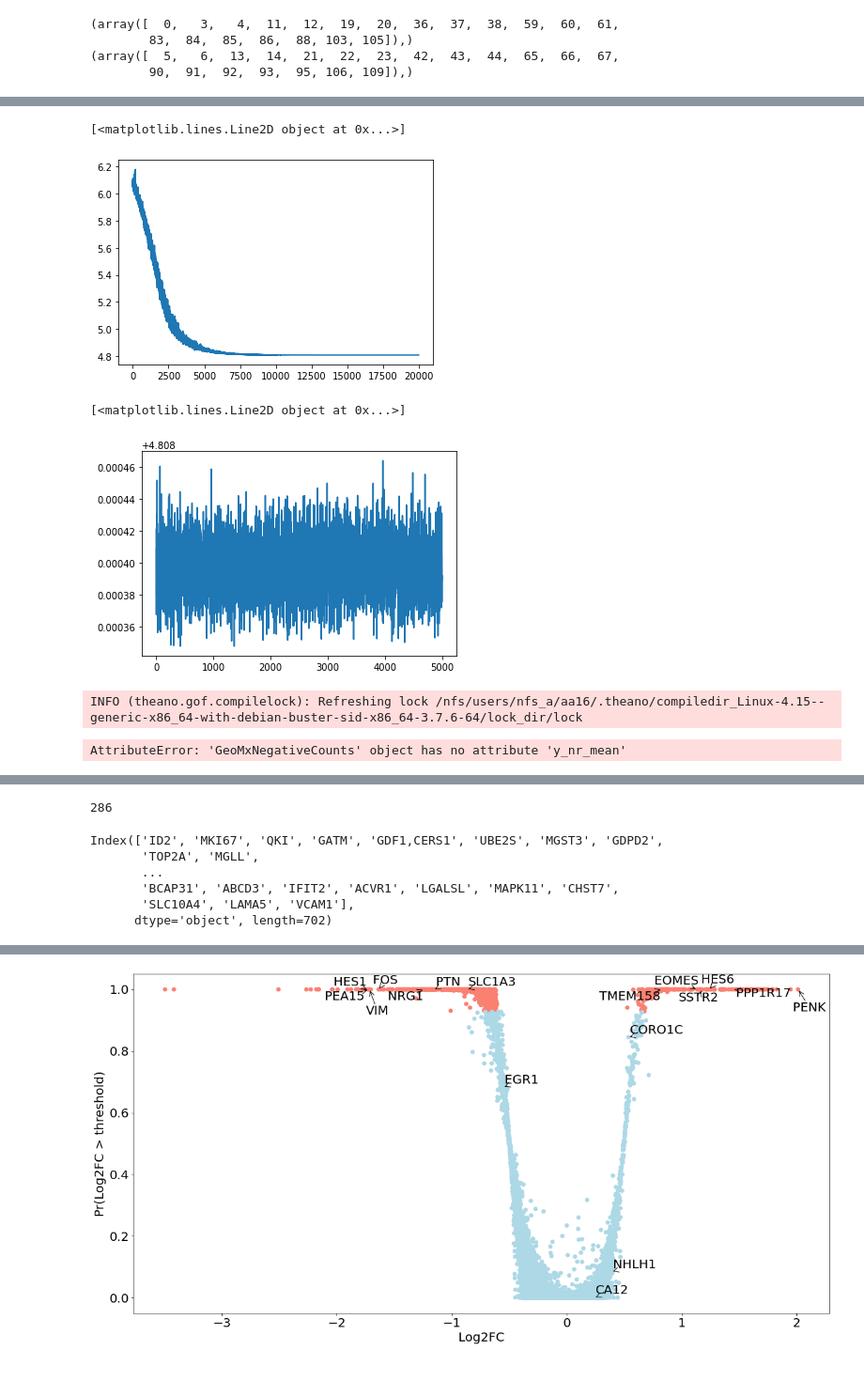
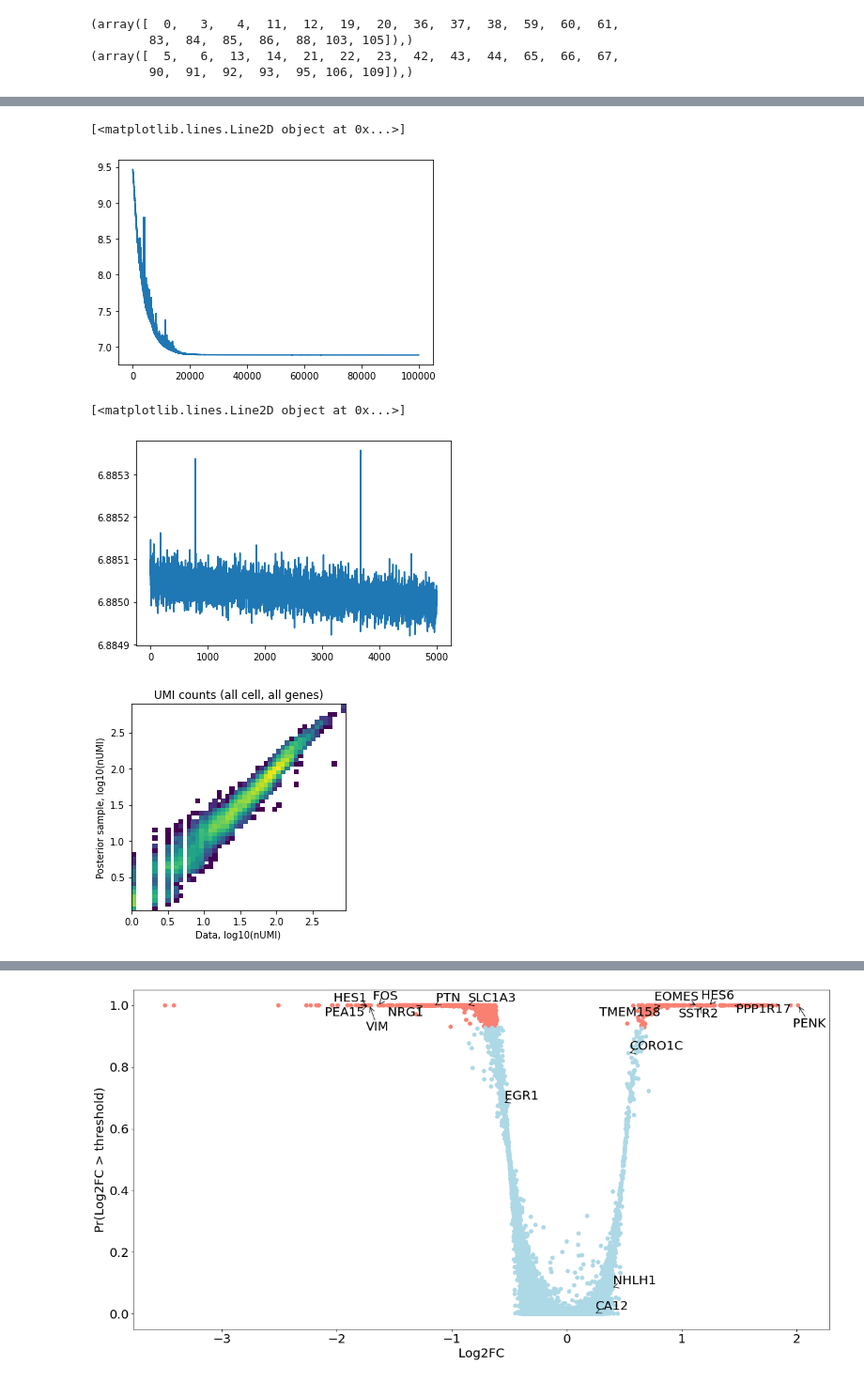
Before and after one commit to AlexanderAivazidis/KR_NAS, a Jupyter notebook: notebooks/GeoMxModel_V3.ipynb, the cells around one changed output, grey strips where cells are left out. Shown at 94% size. Drawn from its saved outputs; the diff is of its cells as text; code cells hidden in the pictures.

```diff
--- a/notebooks/GeoMxModel_V3.ipynb
+++ b/notebooks/GeoMxModel_V3.ipynb
@@ -74,8 +74,8 @@ subset = np.where([metadata['slide'][i] in rSlides and metadata['Radial_position
 
 Y_data = np.array(negProbes.iloc[:,subset]).T
 counts_subset = counts.iloc[:,subset]
-subset_genes = [counts_subset.index[i] in genes_new for i in range(len(counts_subset.index))]
-counts_subset = counts_subset.iloc[subset_genes,:]
+# subset_genes = [counts_subset.index[i] in genes_new for i in range(len(counts_subset.index))]
+# counts_subset = counts_subset.iloc[subset_genes,:]
 cellstateMatrix = polioudakis.reindex(np.array(counts_subset.index))
 n_nuclei = np.array(properties['nuclei'])[subset]
 # %% [markdown]
@@ -593,7 +240,8 @@ class GeoMxCounts(Pymc3Model):
         var_names=None, var_names_read=None,
         obs_names=None, fact_names=None, sample_id=None,
         n_components = 20,
-        cutoff_poisson = 1000
+        cutoff_poisson = 1000,
+        h_alpha = 1
     ):
 
         ############# Initialise parameters ################
@@ -614,6 +262,7 @@ class GeoMxCounts(Pymc3Model):
         self.X_data2 = self.X_data[self.gamma_residual]
         self.genes = var_names
         self.sample_names = obs_names
+        self.h_alpha = h_alpha
 
         ############# Define the model ################
         self.model = pm.Model()
@@ -634,10 +283,13 @@ class GeoMxCounts(Pymc3Model):
             self.b_g = pm.Gamma('b_g', mu = self.b_n_hyper[0], sigma = self.b_n_hyper[1], shape = (1,self.n_genes))
 
             # Gene expression modeled as combination of non-negative components:
-            self.h = pm.Dirichlet('h', a=np.ones(self.n_components), shape=(self.n_genes, self.n_components))
-            self.w_hyp = pm.Gamma('w_hyp', np.array((1,1)), np.array((0.1,0.01)), shape=(self.n_components,2))
+            self.h = pm.Dirichlet('h', a=np.ones(self.n_components)*self.h_alpha, shape=(self.n_genes, self.n_components))
+            self.gene_level_hyp = pm.Gamma('gene_level_hyp', 1, 1, shape=2)
+            self.gene_level = pm.Gamma('gene_level', self.gene_level_hyp[0],
+                                       self.gene_level_hyp[1], shape=(self.n_genes, 1))
+            self.w_hyp = pm.Gamma('w_hyp', np.array((1,1)), np.array((1,1)), shape=(self.n_components,2))
             self.w = pm.Gamma('w', mu=self.w_hyp[:,0], sigma=self.w_hyp[:,1], shape=(self.n_rois, self.n_components))
-            self.a_gr =  pm.Deterministic('a_gr', pm.math.dot(self.w, self.h.T))
+            self.a_gr =  pm.Deterministic('a_gr', pm.math.dot(self.w, self.h.T)*self.gene_level.T)
 
             # Expected gene counts are sum of gene expression and background counts, scaled by library size:
             self.x_rg = (self.a_gr + self.b_g)*self.l_r
@@ -755,17 +408,9 @@ print(np.where(metadata_subset['AOI_type'] == 'HOPXpos'))
 (array([  5,   6,  13,  14,  21,  22,  23,  42,  43,  44,  65,  66,  67,
         90,  91,  92,  93,  95, 106, 109]),)
 # %%
-mod0 = GeoMxNegativeCounts(
+mod1 = GeoMxCounts(
         X_data, Y_data,
-        data_type='float32', n_iter=20000,
+        data_type='float32', n_iter=100000,
         learning_rate=0.001,
         total_grad_norm_constraint=200,
         verbose=False, var_names= np.array(counts_subset.index), obs_names=np.array(counts_subset.keys()))
-# %%
-mod1 = GeoMxGeneCounts(
-        X_data, Y_data,
-        data_type='float32', n_iter=20000,
-        learning_rate=0.001,
-        total_grad_norm_constraint=200,
-        verbose=False, var_names= np.array(counts_subset.index), obs_names=np.array(counts_subset.keys()),
-        b_n_hyper = np.array((2.53, 2.29)))
@@ -791,25 +446,21 @@ Finished [100%]: Average Loss = 6.0215e+05
 # %%
 #mod1 = pickle.load( open( "mod1.p", "rb" ) )
 # %%
-mod0.plot_history()
+mod1.plot_history()
 plt.show()
-mod0.plot_history(mod1.n_iter-5000)
+mod1.plot_history(mod1.n_iter-5000)
 # %% [output]
 [<matplotlib.lines.Line2D object at 0x...>]
-[figure, old version]
+[figure, new version]
 [<matplotlib.lines.Line2D object at 0x...>]
-[figure, old version]
+[figure, new version]
 # %%
-mod0.sample_posterior(node='all', n_samples=1000, save_samples=False);
+mod1.sample_posterior(node='all', n_samples=1000, save_samples=False);
+mod1.compute_expected()
-# %% [output]
-INFO (theano.gof.compilelock): Refreshing lock /nfs/users/nfs_a/aa16/.theano/compiledir_Linux-4.15--generic-x86_64-with-debian-buster-sid-x86_64-3.7.6-64/lock_dir/lock
-# %%
-#mod0.compute_expected()
-#mod1.plot_posterior_mu_vs_data(mu_node_name='x_rg_mean', data_node='X_data')
-plt.show()
-mod0.plot_posterior_mu_vs_data(mu_node_name='y_nr_mean', data_node='Y_data')
-# %% [output]
-AttributeError: 'GeoMxNegativeCounts' object has no attribute 'y_nr_mean'
+# %%
+mod1.plot_posterior_mu_vs_data(mu_node_name='y_nr_mean', data_node='Y_data')
+# %% [output]
+[figure, added]
 # %%
 # mod1.compute_logFC(groupA = np.squeeze(np.where(metadata_subset['AOI_type'] == 'EOMESpos')),
 #                    groupB = np.squeeze(np.where(metadata_subset['AOI_type'] == 'HOPXpos')),
@@ -834,16 +485,3 @@ mod1.logFC
 | METRN | HCA_F_BRA8739095 | HCA_F_BRA8739104 | -0.048925 | 0.139701 | -0.281227 | 0.163141 | 0.5 | 0.000 | 0.562031 |
 | ATP2B1 | HCA_F_BRA8739095 | HCA_F_BRA8739104 | 0.008101 | 0.142480 | -0.229696 | 0.243068 | 0.5 | 0.000 | 0.562031 |
 1013 rows × 9 columns
-# %%
-sum(mod1.logFC['FDR'] < 0.01)
-# %% [output]
-286
-# %%
-mod1.logFC.index[mod1.logFC['FDR'] < 0.05]
-# %% [output]
-Index(['ID2', 'MKI67', 'QKI', 'GATM', 'GDF1,CERS1', 'UBE2S', 'MGST3', 'GDPD2',
-       'TOP2A', 'MGLL',
-       ...
-       'BCAP31', 'ABCD3', 'IFIT2', 'ACVR1', 'LGALSL', 'MAPK11', 'CHST7',
-       'SLC10A4', 'LAMA5', 'VCAM1'],
-      dtype='object', length=702)
```
Also changed, not shown: parts of 33 cells of this notebook, 6 other files.
